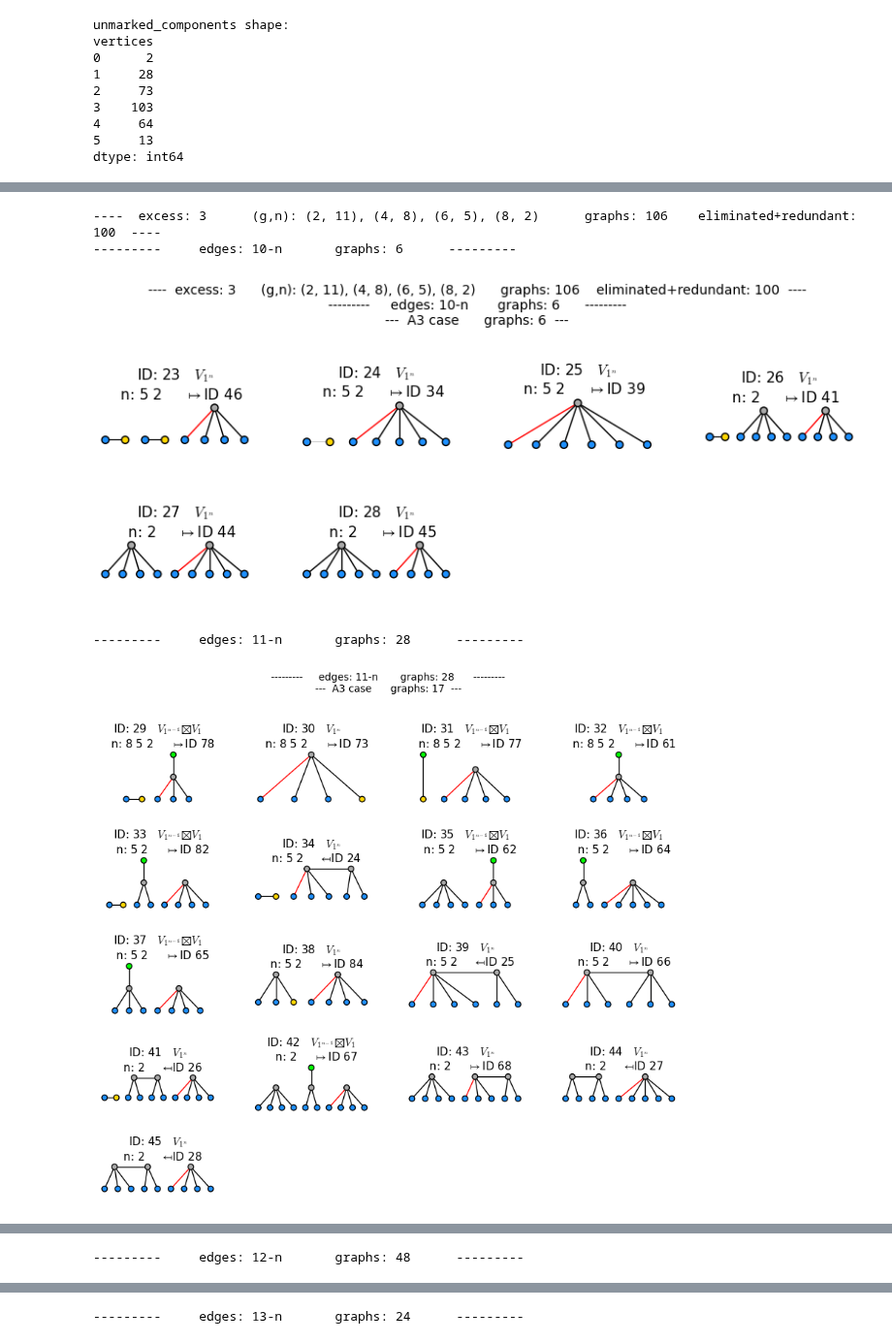
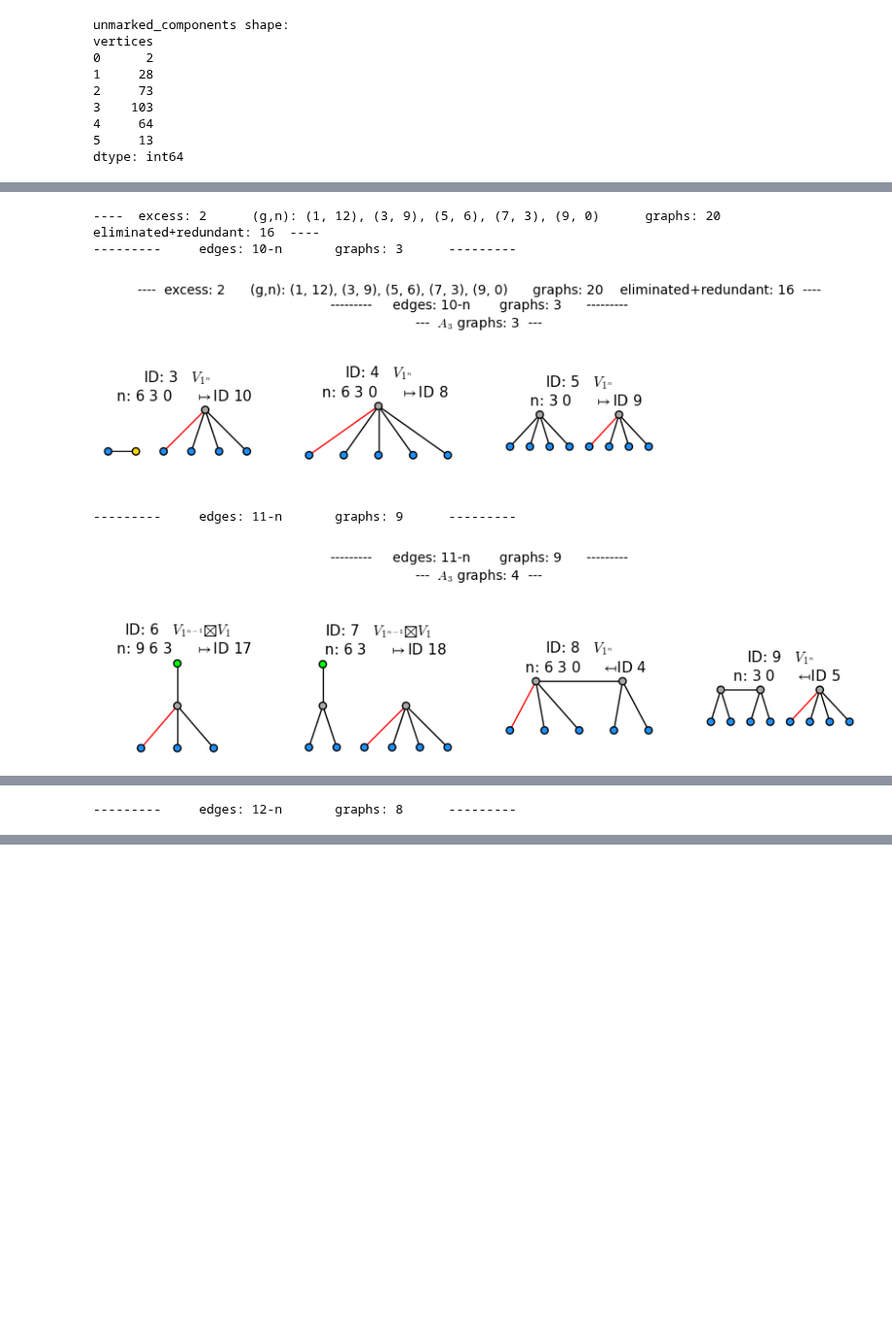
Before and after one commit to bellimarco/Getzler-Kapranov-Graph-Cohomology-Computations-in-weight-13, a Jupyter notebook: MBELLI_Main.ipynb, the cells around one changed output, grey strips where cells are left out. Shown at 97% size. Saved outputs shown, nothing was run; the diff lists cells and outputs as text; code cells hidden in the pictures; blank space fills up the shorter version.

```diff
--- a/MBELLI_Main.ipynb
+++ b/MBELLI_Main.ipynb
@@ -755,6 +759,3 @@ excess  g  odd
            True      12
         2  True       1
 dtype: int64
-# %%
-for row in blowup_components.itertuples():
-    row.graph.compute_specht()
@@ -863,25 +876,21 @@ for row in blowup_components[blowup_components['graph'].apply(lambda G: G.excess
 # %%
-# Build collection of all components, up to isomorphism, up to odd symmetry, and up to relations (at least the ones that can be checked on the individual connected components).
+# Build the dataframe of blowup components that will be used later to construct all different blowup representations of graphs
 # When a list of these components is glued to the special vertex, they may still have odd symmetry (by permuting isomorphic components with odd edges) or relations due to the special vertex decoration in weight 13.
 
-# The dataframe of blowup_components that will be used later to construct all different blowup representations of graphs
 blowup_components_basis = blowup_components
-
 # relations 2 and 3b:  keep only blowup components which are contained in the basis of their respective relation2_group determined above
 blowup_components_basis = blowup_components_basis[blowup_components_basis['graph'].apply(lambda G: G.crossType!='B' or G.in_relation2_basis)]
-
 # A2 case with OO_HAIR: removed through weight 13 relations and 4ab relation
 blowup_components_basis = blowup_components_basis[blowup_components_basis['graph'].apply(lambda G: G.crossType!='A2' or OO_HAIR not in G.crossTypeA2_blowupComponents)]
-
-# odd symmetries are part of the relations created by coinvariants
+# odd symmetries
 blowup_components_basis = blowup_components_basis[(blowup_components_basis['odd']==False)]
 
 print('blowup_components_basis size: ')
 print(blowup_components_basis.groupby(['excess','g']).size())
 
-for G in blowup_components_basis[(blowup_components_basis['excess']<=2) & (blowup_components_basis['odd']==True)].itertuples():
-    break
-    G.graph.show(True)
+for G in blowup_components_basis[(blowup_components_basis['excess']==1) & (blowup_components_basis['crossed']==True)].itertuples():
+    #break
+    G.graph.show(name=True, title=True, specht=True)
 # %% [output]
 blowup_components_basis size:
 excess  g
@@ -1151,13 +1166,8 @@ def get_blowups(excess=None,partition=None,vertices=None,unmarkedComp_ID_set=Non
     if unmarkedComp_ID_set!=None: conditions = conditions & (frame['unmarkedComp_ID_set']==unmarkedComp_ID_set)
     return frame[conditions]
 
-#print(blowups[blowups['graph'].apply(lambda G: G.partition == [1,1,1] )].groupby(['vertices']).size())
 for row in blowups[blowups['graph'].apply(lambda G: G.excess==4 and G.n==2 and len(G.specht_sequence)==1)].itertuples():
     break
     row.graph.show(title=True,specht=True)
-
-for row in get_blowups(excess=2, crossType='BB').itertuples():
-    break
-    row.graph.show()
 # %%
 blowups_virtual = pd.DataFrame(columns=['excess','partition','gn_range','comp_ID_set','crossType','edges_plus_n','unmarkedComp_ID_set','A2Comp_ID_set','relation2groupID','graph','specht_sequence'])
@@ -1482,15 +1490,16 @@ w_pad = 0.3             # padding between the subplots of each blowup representa
 h_pad = 0.2
 wspace = 0
 
-# show in the output or save to pdf file the list of virtual blowup representations of a given excess
-def plot_VirtualBlowups(excess, exact_gn_range=None, show_differential=False, show_eliminated=True, show_redundant=False, force_show_relations=False, save_pdf=False):
+# show in the output or save to pdf the list of virtual blowup representations of a given excess
+def plot_VirtualBlowups(excess, save_pdf=False, show_differential=False, show_eliminated=True, show_redundant=True, force_show_relations=False, exact_gn_range=None,):
+    # if show_eliminated is False, redundant graphs and the ones appearing as either argument or image in differential_mapping_ID will not be shown/saved
+    # exact_gn_range accepts a tuple of tuples (g,n) for E(g,n)=excess. If it is set, only graphs with that exact existence range will be shown/saved
     pdf = {}
     if save_pdf:
         if exact_gn_range==None:
             if show_eliminated: pdf = PdfPages(f'Results/Excess{excess}/VirtualBlowups_excess{excess}.pdf')
             else: pdf = PdfPages(f'Results/Excess{excess}/VirtualBlowups_excess{excess}_eliminated.pdf')
         else: pdf = PdfPages(f'Results/Excess{excess}/VirtualBlowups_gn_range{exact_gn_range}.pdf')
-
 
     gn_string=""
     for gn in gn_table[excess]: gn_string+= ("" if len(gn_string)==0 else ", ") + str(gn)
@@ -1518,7 +1527,7 @@ def plot_VirtualBlowups(excess, exact_gn_range=None, show_differential=False, sh
             graphics[-1].append(text(' ',(0,0),axes=False))
             count+=1
         if len(graphics)!=0:
-            title = (edge_title if first_edge_group else "") + f"---  A3 case      graphs: {(edge_group['crossType']=='A').sum()}  ---"
+            title = (edge_title if first_edge_group else "") + f"---  {r'$A_3$'} graphs: {(edge_group['crossType']=='A').sum()}  ---"
             fig = plt.figure()
             fig.suptitle(title,fontsize=10)
             fig.set_size_inches(window_width,blowup_height*len(graphics)+window_height_buffer*(2 if first_edge_group else 1))
@@ -1532,7 +1541,7 @@ def plot_VirtualBlowups(excess, exact_gn_range=None, show_differential=False, sh
         graphics = []
         count=0
         for rel13group in relations13_groups[(relations13_groups['excess']==excess) & (relations13_groups['edges_plus_n']==edges_plus_n)].itertuples():
-            #if count!=0: graphics.append([text(' ',(0,0),axes=False)]*blowup_per_row) # buffer space between relation groups
+            #if count!=0: graphics.append([text(' ',(0,0),axes=False)]*blowup_per_row)  # buffer space between relation groups
             for G in rel13group.graphs:
                 if exact_gn_range!=None and G.virtual_gn_range!=exact_gn_range: continue
                 if show_redundant==False and G.ID in relation_discard_ID: continue
@@ -1544,7 +1553,7 @@ def plot_VirtualBlowups(excess, exact_gn_range=None, show_differential=False, sh
                 graphics[-1].append(text(' ',(0,0),axes=False))
                 count+=1
         if len(graphics)!=0:
-            title = (edge_title if first_edge_group else "") + f"--- A2 case with weight 13 relations      relation groups: {len(get_relations13_groups(excess=excess,edges_plus_n=edges_plus_n))} ---"
+            title = (edge_title if first_edge_group else "") + f"--- {r'$A_2$'} graphs with weight 13 relations       relation groups: {len(get_relations13_groups(excess=excess,edges_plus_n=edges_plus_n))} ---"
             fig = plt.figure()
             fig.suptitle(title,fontsize=10)
             fig.set_size_inches(window_width,blowup_height*len(graphics)+window_height_buffer*(2 if first_edge_group else 1))
@@ -1568,7 +1577,7 @@ def plot_VirtualBlowups(excess, exact_gn_range=None, show_differential=False, sh
             graphics[-1].append(text(' ',(0,0),axes=False))
             count+=1
         if len(graphics)!=0:
-            title = (edge_title if first_edge_group else "") + f"--- B,Birr cases without weight 11 relations      graphs: {len(get_relations11_groups(excess=excess,edges_plus_n=edges_plus_n,group_length=1))} ---"
+            title = (edge_title if first_edge_group else "") + f"--- {r'$B_1,B_{irr}$'} graphs without weight 11 relations: {len(get_relations11_groups(excess=excess,edges_plus_n=edges_plus_n,group_length=1))} ---"
             fig = plt.figure()
             fig.suptitle(title,fontsize=10)
             fig.set_size_inches(window_width,blowup_height*len(graphics)+window_height_buffer*(2 if first_edge_group else 1))
@@ -1582,7 +1591,7 @@ def plot_VirtualBlowups(excess, exact_gn_range=None, show_differential=False, sh
         graphics = []
         count=0
         for rel11group in get_relations11_groups(excess=excess,edges_plus_n=edges_plus_n,group_length=-1).itertuples():
-            #if count!=0: graphics.append([text(' ',(0,0),axes=False)]*blowup_per_row) # buffer space between relation groups
+            #if count!=0: graphics.append([text(' ',(0,0),axes=False)]*blowup_per_row)  # buffer space between relation groups
             for G in rel11group.graphs:
                 if exact_gn_range!=None and G.virtual_gn_range!=exact_gn_range: continue
                 if show_redundant==False and G.ID in relation_discard_ID: continue
@@ -1592,38 +1601,38 @@ def plot_VirtualBlowups(excess, exact_gn_range=None, show_differential=False, sh
                 count+=1
             while count%blowup_per_row!=0:
                 graphics[-1].append(text(' ',(0,0),axes=False))
                 count+=1
         if len(graphics)!=0:
-            title = (edge_title if first_edge_group else "") + f"--- B,Birr cases with weight 11 relations     relation groups: {len(get_relations11_groups(excess=excess,edges_plus_n=edges_plus_n, group_length=-1))} ---"
+            title = (edge_title if first_edge_group else "") + f"--- {r'$B_1,B_{irr}$'} graphs with weight 11 relations      relation groups: {len(get_relations11_groups(excess=excess,edges_plus_n=edges_plus_n, group_length=-1))} ---"
             fig = plt.figure()
             fig.suptitle(title,fontsize=10)
             fig.set_size_inches(window_width,blowup_height*len(graphics)+window_height_buffer*(2 if first_edge_group else 1))
             fig.get_layout_engine().set(w_pad=w_pad, h_pad=h_pad,wspace=wspace)
             first_edge_group = False
             graphics_array(graphics).matplotlib(figure=fig)
             if save_pdf: pdf.savefig(fig)
             else: plt.show()
             plt.close()
 
         # if no graphs where added from this edge group, print a blank page
         if first_edge_group:
             fig = plt.figure()
             fig.suptitle(edge_title, fontsize=10)
             fig.set_size_inches(window_width,window_height_buffer*2)
             first_edge_group = False
             fig.add_subplot(1,1,1).set_axis_off()
             if save_pdf: pdf.savefig(fig)
             else: plt.show()
             plt.close()
 
     if save_pdf: pdf.close()
 
-#for e in range(1,MAX_EXCESS+1): plot_VirtualBlowups(e, show_differential=True, show_eliminated=False, save_pdf=True)
+# for e in range(1,MAX_EXCESS+1): plot_VirtualBlowups(e, show_differential=True, show_eliminated=True, show_redundant=True, save_pdf=True)
 # plot_VirtualBlowups(4, save_pdf=True, show_differential=True, show_eliminated=True, exact_gn_range=((1,13),(3,10),(5,7),(7,4),))
-plot_VirtualBlowups(3, save_pdf=False, show_differential=True, show_eliminated=True, force_show_relations=True, show_redundant=True)
+plot_VirtualBlowups(2, save_pdf=False, show_differential=True, show_eliminated=True, force_show_relations=True, show_redundant=True)
 # %% [output]
-----  excess: 3      (g,n): (2, 11), (4, 8), (6, 5), (8, 2)      graphs: 106    eliminated+redundant: 100  ----
----------     edges: 10-n       graphs: 6      ---------
+----  excess: 2      (g,n): (1, 12), (3, 9), (5, 6), (7, 3), (9, 0)      graphs: 20    eliminated+redundant: 16  ----
+---------     edges: 10-n       graphs: 3      ---------
-[figure, old version]
+[figure, new version]
----------     edges: 11-n       graphs: 28      ---------
+---------     edges: 11-n       graphs: 9      ---------
-[figure, old version]
+[figure, new version]
@@ -1631 +1640 @@ plot_VirtualBlowups(3, save_pdf=False, show_differential=True, show_eliminated=T
----------     edges: 12-n       graphs: 48      ---------
+---------     edges: 12-n       graphs: 8      ---------
@@ -1636 +1642,0 @@ plot_VirtualBlowups(3, save_pdf=False, show_differential=True, show_eliminated=T
----------     edges: 13-n       graphs: 24      ---------
```
Also changed, not shown: parts of 18 cells of this notebook, 6 other files.
